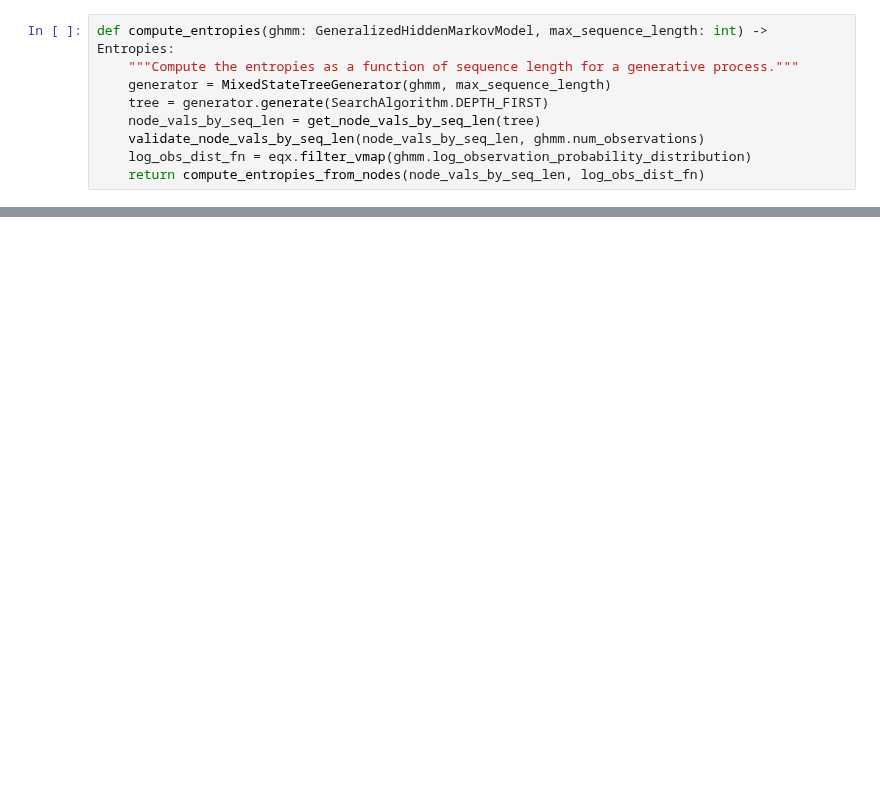
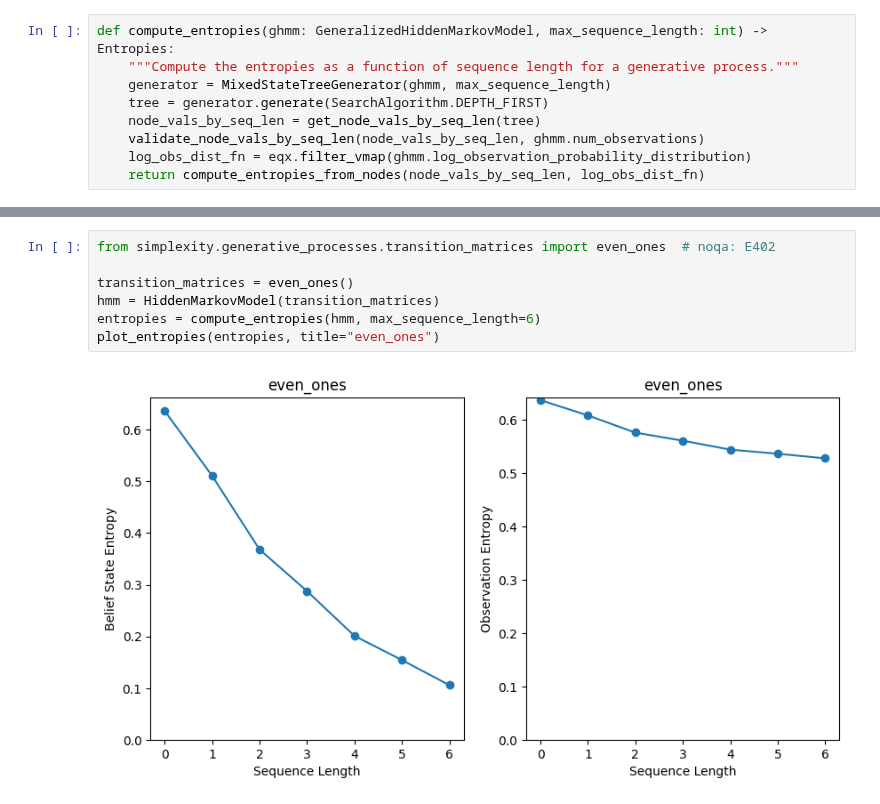
Before and after one commit to Astera-org/simplexity, a Jupyter notebook: notebooks/myopic_entropy.ipynb, the cells around one changed output, grey strips where cells are left out. Cells and saved outputs as stored; diff of their text form; blank space fills up the shorter version.

```diff
--- a/notebooks/myopic_entropy.ipynb
+++ b/notebooks/myopic_entropy.ipynb
@@ -106,0 +114,9 @@ plot_entropies(entropies, title="z1r")
+# %%
+from simplexity.generative_processes.transition_matrices import even_ones  # noqa: E402
+
+transition_matrices = even_ones()
+hmm = HiddenMarkovModel(transition_matrices)
+entropies = compute_entropies(hmm, max_sequence_length=6)
+plot_entropies(entropies, title="even_ones")
+# %% [output]
+[figure, added]
```
Also changed, not shown: parts of 5 cells of this notebook.
